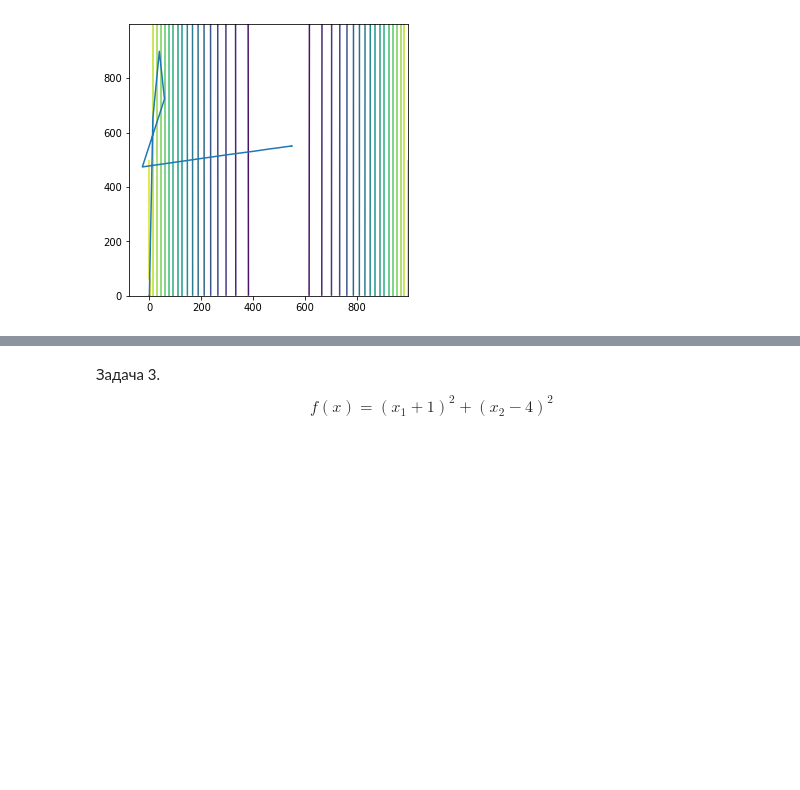
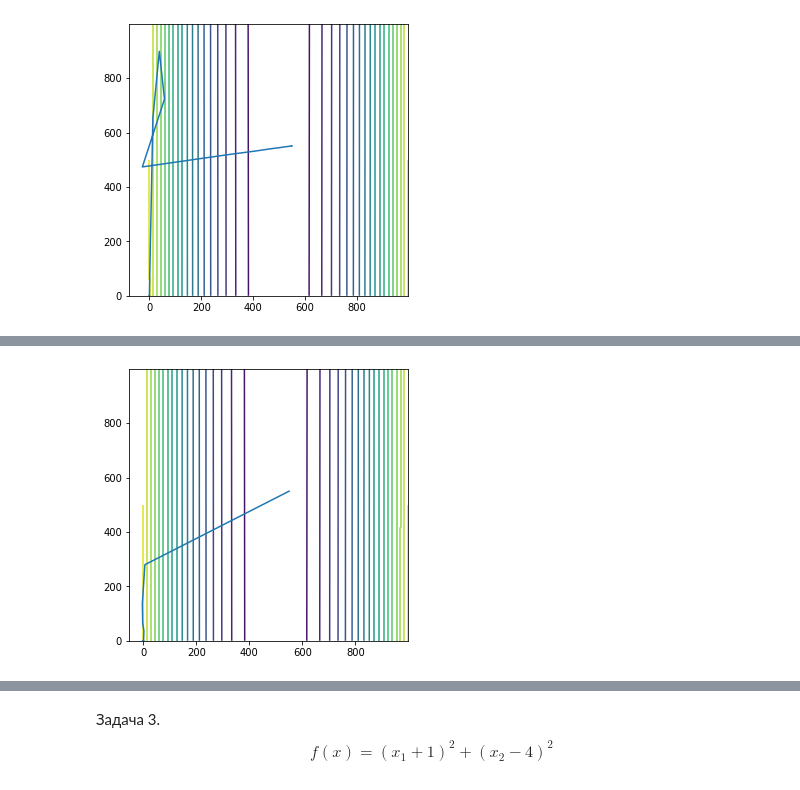
Before and after one commit to Viktory4121/Optimization_Methods, a Jupyter notebook: линии_уровня_траектории_решения.ipynb, the cells around one changed output, grey strips where cells are left out. Drawn from its saved outputs; the diff is of its cells as text; code cells hidden in the pictures; blank space fills up the shorter version.

```diff
--- a/линии_уровня_траектории_решения.ipynb
+++ b/линии_уровня_траектории_решения.ipynb
@@ -183 +204,18 @@ plt.show()
+# %%
+#Метод пс
+fig, ax = plt.subplots()
+
+#построение траекторий решения
+x1 = [550, 5.54139422471064, -3.92735692213688, -2.74821774324109, 1.94389005305639, 1.4167272304343, 1.04695416688738, 0.789096348056906, 0.611047230439225, 0.48975497957698, 0.408612217415181, 0.355379179040649, -0.30853122311286, 0.257811753971249, -0.255480899885719, 0.226918979215864, -0.240390297927129, 0.21849868200233, -0.236469827778113, 0.216340126043766, -0.235481907372527, 0.215811270352951, -0.235236769278476, 0.215679056430247, -0.235186268053789]
+x2 = [550, 279.634139896544, 137.353530717335, 67.1002040371896, 35.480305088025, 19.2724135482602, 10.8884957599227, 6.49862139689634, 4.16594752569725, 2.90361924926824, 2.20697910991606, 1.81433692705918, 1.20243544607204, 1.22711698079715, 0.959687518951521, 1.07687658451736, 0.899897100003282, 1.03891686324881, 0.885020424665413, 1.02939572145834, 0.881313881137118, 1.02705445035239, 0.880407673429548, 1.02649438318824, 0.880224958282157]
+ax.plot(x1,x2)
+
+#построение линий уровня
+ax.contour(z, levels = 20)
+
+fig.set_figwidth(5)    #  ширина и
+fig.set_figheight(5)    #  высота "Figure"
+plt.show()
+# %% [output]
+[figure, added]
 # %%
```
Also changed, not shown: parts of 5 cells of this notebook.
